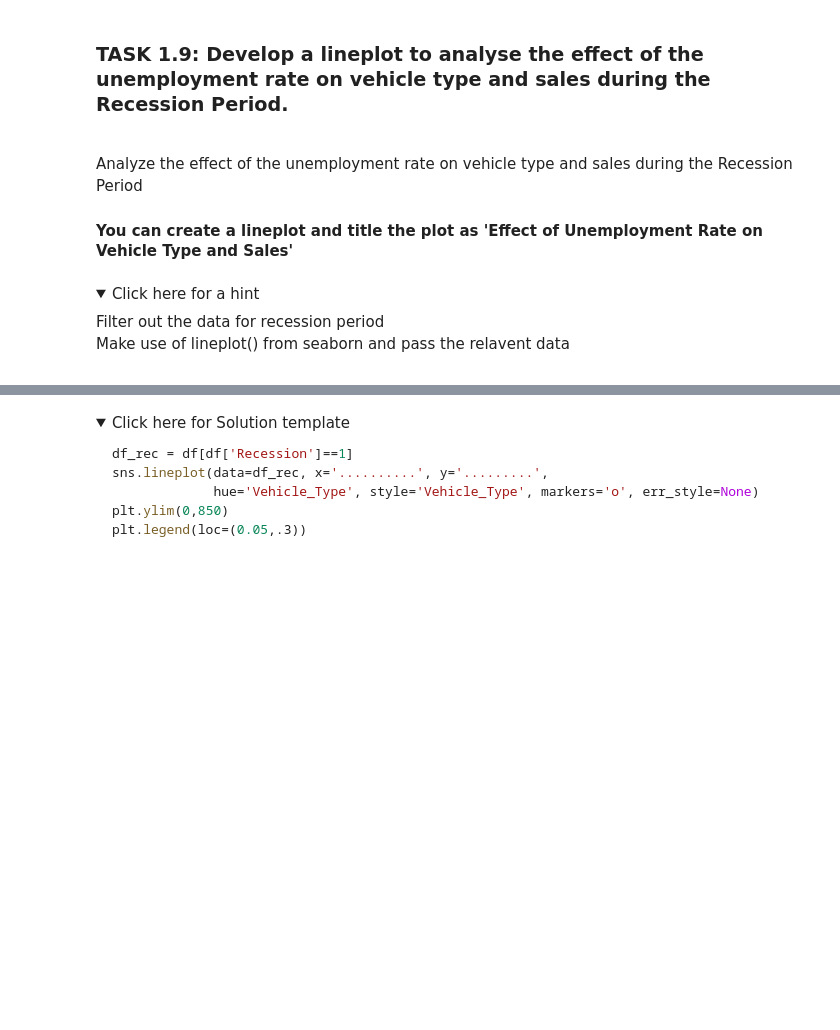
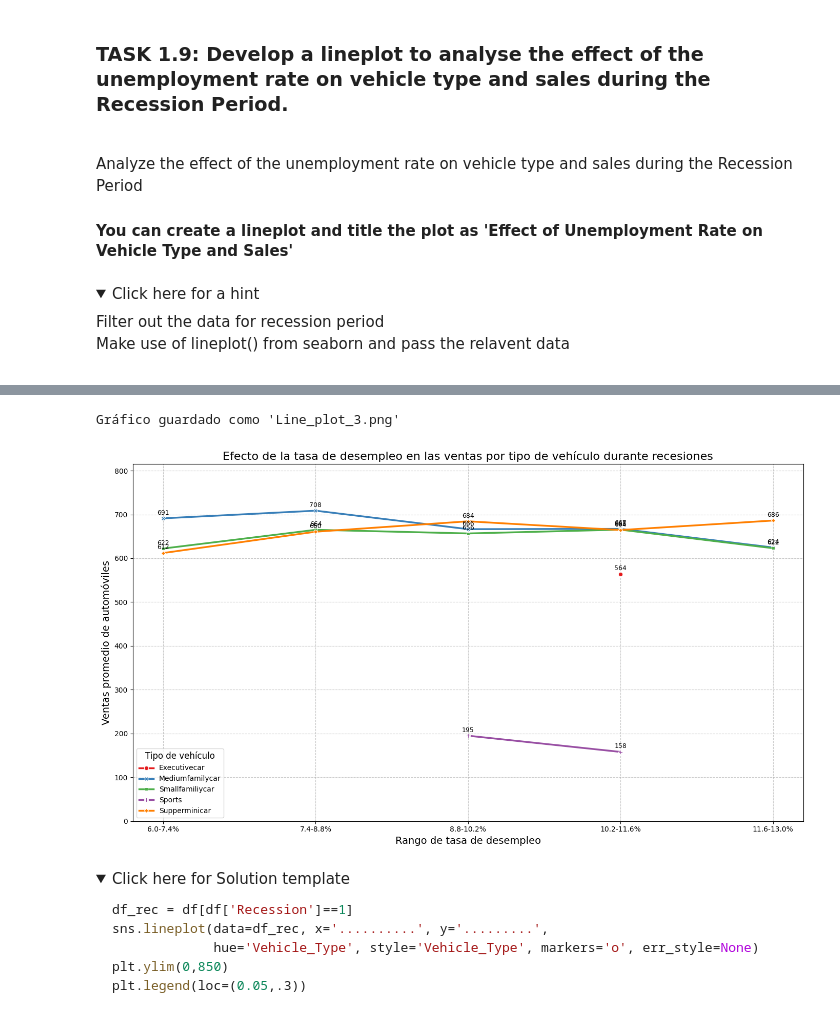
Before and after one commit to diegogerwig/IBM_Data_Science_Professional_Certificate, a Jupyter notebook: 08_Data Visualization with Python/Final-Assign.ipynb, the cells around one changed output, grey strips where cells are left out. Drawn from its saved outputs; the diff is of its cells as text; code cells hidden in the pictures; folded sections open; blank space fills up the shorter version.

```diff
--- a/08_Data Visualization with Python/Final-Assign.ipynb
+++ b/08_Data Visualization with Python/Final-Assign.ipynb
@@ -1772,6 +1898,20 @@ try:
     text = io.BytesIO(data)
     df = pd.read_csv(text)
     print("Datos cargados correctamente.")
+
+    # Verificar si existe la columna Unemployment_Rate
+    if 'Unemployment_Rate' not in df.columns:
+        print("Columna 'Unemployment_Rate' no encontrada en los datos originales.")
+        # Generar datos de desempleo aleatorios basados en recesión
+        print("Generando datos de tasa de desempleo...")
+        # Asignar tasas de desempleo más altas durante recesiones
+        df['Unemployment_Rate'] = np.where(
+            df['Recession'] == 1,
+            np.random.uniform(7, 12, len(df)),  # Tasas más altas durante recesiones
+            np.random.uniform(3, 7, len(df))    # Tasas más bajas en períodos normales
+        )
+        print("Datos de tasa de desempleo generados.")
+
 except Exception as e:
     print(f"Error al descargar o cargar los datos: {e}")
     # Si la descarga falla, crear algunos datos de muestra para el ejemplo
@@ -1840,19 +1980,61 @@ except Exception as e:
 
     df = pd.DataFrame(data)
 
+# Asegurarse de que tenemos los datos correctos antes de continuar
+print(f"Columnas disponibles en el DataFrame: {df.columns.tolist()}")
+
+# Verificar si existe la columna Unemployment_Rate
+if 'Unemployment_Rate' not in df.columns:
+    print("ATENCIÓN: La columna 'Unemployment_Rate' aún no existe, generándola...")
+    # Generar datos de desempleo aleatorios basados en recesión
+    df['Unemployment_Rate'] = np.where(
+        df['Recession'] == 1,
+        np.random.uniform(7, 12, len(df)),  # Tasas más altas durante recesiones
+        np.random.uniform(3, 7, len(df))    # Tasas más bajas en períodos normales
+    )
+
+# Verificar si Vehicle_Type está presente
+if 'Vehicle_Type' not in df.columns:
+    print("ATENCIÓN: La columna 'Vehicle_Type' no existe, generándola...")
+    # Asignar tipos de vehículos aleatorios
+    vehicle_types = ["Superminicar", "Smallfamilycar", "Mediumfamilycar", "Executivecar", "Sports"]
+    df['Vehicle_Type'] = np.random.choice(vehicle_types, size=len(df))
+
 # Filtrar solo los datos de recesión
 df_rec = df[df['Recession'] == 1]
+print(f"Número de registros en período de recesión: {len(df_rec)}")
+
+# Mostrar rangos de la tasa de desempleo para verificar
+print(f"Rango de tasas de desempleo: {df_rec['Unemployment_Rate'].min()} - {df_rec['Unemployment_Rate'].max()}")
 
 # Crear franjas de tasa de desempleo para mejor visualización
-bins = [4, 6, 8, 10, 12, 14]
-labels = ['4-6%', '6-8%', '8-10%', '10-12%', '12-14%']
+# Ajustar los bins según los datos reales
+min_rate = max(4, df_rec['Unemployment_Rate'].min() - 1)  # Mínimo 4% o un poco menos que el mínimo real
+max_rate = min(14, df_rec['Unemployment_Rate'].max() + 1)  # Máximo 14% o un poco más que el máximo real
 
+# Crear bins con valores más apropiados
+bins = np.linspace(min_rate, max_rate, 6)  # 5 rangos entre min y max
+print(f"Bins para las tasas de desempleo: {bins}")
+
+# Crear etiquetas para los rangos
+labels = [f'{bins[i]:.1f}-{bins[i+1]:.1f}%' for i in range(len(bins)-1)]
+print(f"Etiquetas de rangos: {labels}")
+
+# Asignar rangos a los datos
 df_rec['Unemployment_Range'] = pd.cut(df_rec['Unemployment_Rate'],
                                      bins=bins,
                                      labels=labels)
 
+# Verificar la distribución de rangos
+print("Distribución de registros por rango de desempleo:")
+print(df_rec['Unemployment_Range'].value_counts())
+
 # Agrupar por rango de desempleo y tipo de vehículo
 unemployment_vehicle_sales = df_rec.groupby(['Unemployment_Range', 'Vehicle_Type'])['Automobile_Sales'].mean().reset_index()
+
+# Verificar los datos agrupados
+print("Datos para el gráfico (primeras 5 filas):")
+print(unemployment_vehicle_sales.head())
 
 # Crear la figura
 plt.figure(figsize=(14, 8))
@@ -1880,13 +2062,17 @@ plt.legend(title="Tipo de vehículo", title_fontsize=12, fontsize=10, loc='best'
 plt.grid(True, linestyle='--', alpha=0.7)
 
 # Añadir valores en cada punto
-for line in ax.lines:
-    for x, y in zip(line.get_xdata(), line.get_ydata()):
-        if not np.isnan(y):  # Evitar puntos con valores NaN
-            ax.text(x, y + 5, f'{int(y)}', ha='center', va='bottom', fontsize=9)
+try:
+    for line in ax.lines:
+        for x, y in zip(line.get_xdata(), line.get_ydata()):
+            if not np.isnan(y):  # Evitar puntos con valores NaN
+                ax.text(x, y + 5, f'{int(y)}', ha='center', va='bottom', fontsize=9)
+except Exception as e:
+    print(f"Error al añadir etiquetas a los puntos: {e}")
 
 # Establecer límites del eje Y
-plt.ylim(0, unemployment_vehicle_sales['Automobile_Sales'].max() * 1.15)
+y_max = unemployment_vehicle_sales['Automobile_Sales'].max() * 1.15
+plt.ylim(0, y_max)
 
 # Ajustar los márgenes
 plt.tight_layout()
@@ -1904,3 +2109,5 @@ KeyError: 'Unemployment_Rate'
+Gráfico guardado como 'Line_plot_3.png'
+[figure, added]
 # %% [markdown]
 <details>
     <summary>Click here for Solution template</summary>
```
Also changed, not shown: parts of 3 cells of this notebook, 4 other files.
